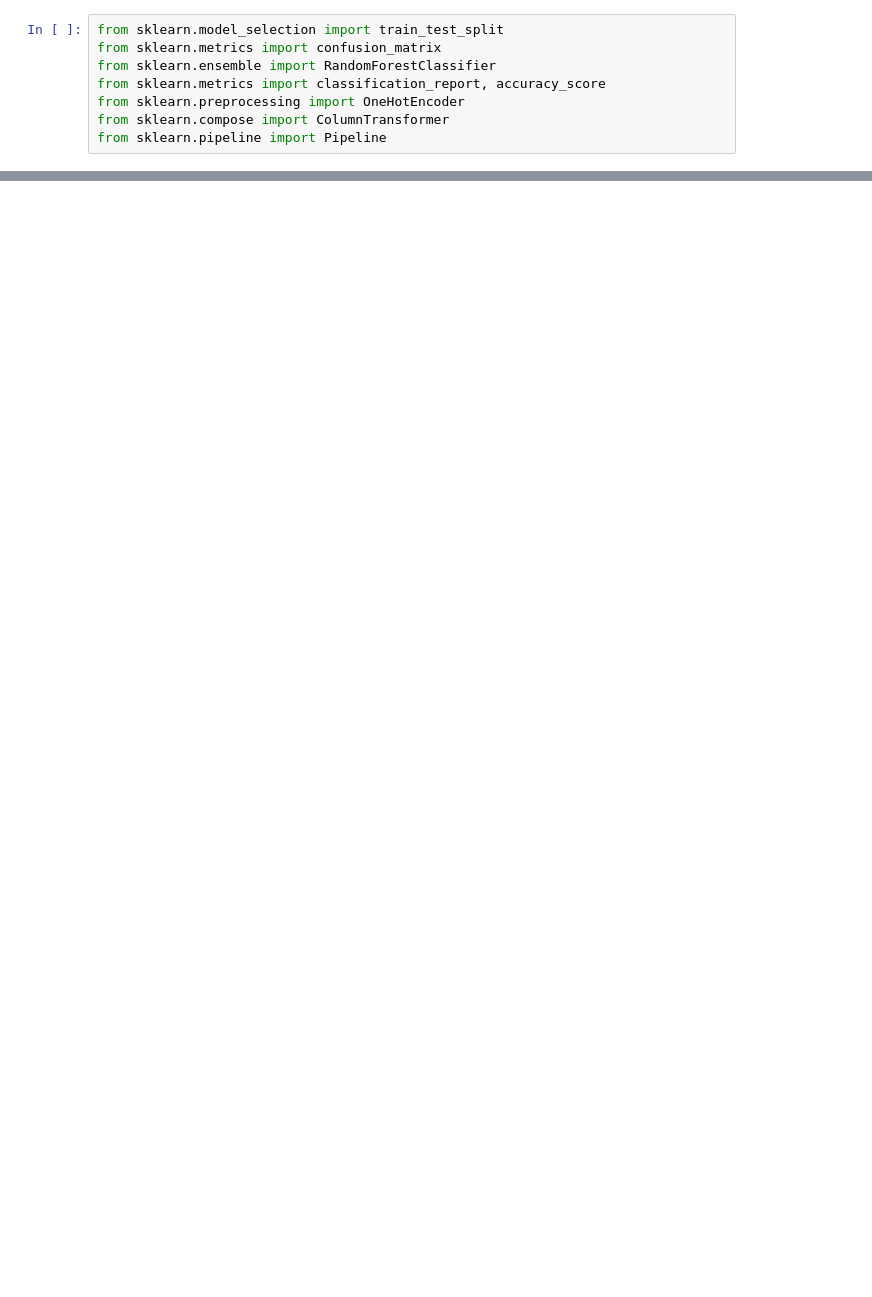
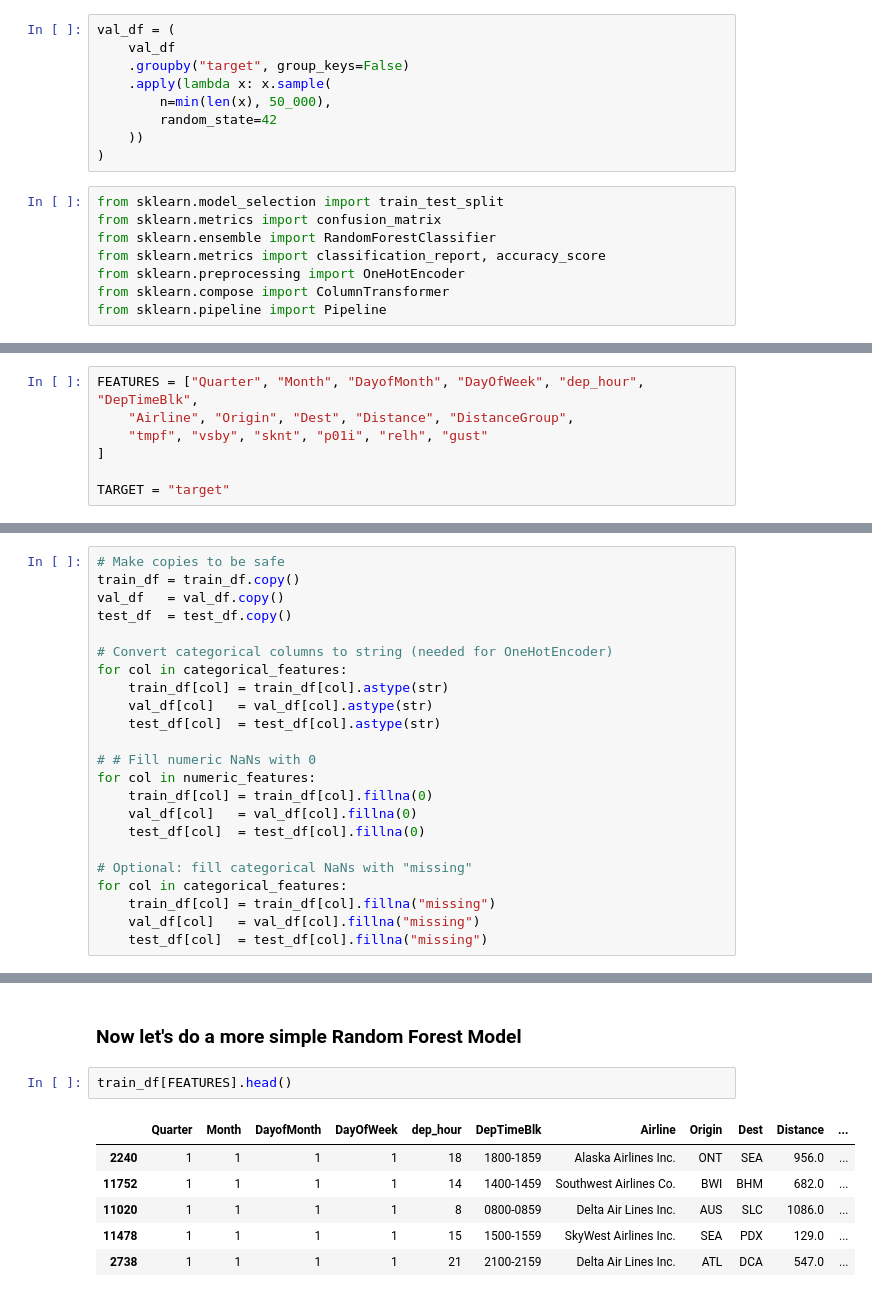
Before and after one commit to arv020/DSC288R_DataScienceCapstone, a Jupyter notebook: notebooks/models/1_baseline_models.ipynb, the cells around one changed output, grey strips where cells are left out. Drawn from its saved outputs; the diff is of its cells as text; blank space fills up the shorter version.

```diff
--- a/notebooks/models/1_baseline_models.ipynb
+++ b/notebooks/models/1_baseline_models.ipynb
@@ -84,3 +278,12 @@ Features based off of EDA:
+# %%
+val_df = (
+    val_df
+    .groupby("target", group_keys=False)
+    .apply(lambda x: x.sample(
+        n=min(len(x), 50_000),
+        random_state=42
+    ))
+)
 # %%
 from sklearn.model_selection import train_test_split
 from sklearn.metrics import confusion_matrix
@@ -209,0 +306,7 @@ ModuleNotFoundError: No module named 'lightgbm'
+# %%
+FEATURES = ["Quarter", "Month", "DayofMonth", "DayOfWeek", "dep_hour", "DepTimeBlk",
+    "Airline", "Origin", "Dest", "Distance", "DistanceGroup",
+    "tmpf", "vsby", "sknt", "p01i", "relh", "gust"
+]
+
+TARGET = "target"
@@ -209,0 +349,23 @@ ModuleNotFoundError: No module named 'lightgbm'
+# %%
+# Make copies to be safe
+train_df = train_df.copy()
+val_df   = val_df.copy()
+test_df  = test_df.copy()
+
+# Convert categorical columns to string (needed for OneHotEncoder)
+for col in categorical_features:
+    train_df[col] = train_df[col].astype(str)
+    val_df[col]   = val_df[col].astype(str)
+    test_df[col]  = test_df[col].astype(str)
+
+# # Fill numeric NaNs with 0
+for col in numeric_features:
+    train_df[col] = train_df[col].fillna(0)
+    val_df[col]   = val_df[col].fillna(0)
+    test_df[col]  = test_df[col].fillna(0)
+
+# Optional: fill categorical NaNs with "missing"
+for col in categorical_features:
+    train_df[col] = train_df[col].fillna("missing")
+    val_df[col]   = val_df[col].fillna("missing")
+    test_df[col]  = test_df[col].fillna("missing")
@@ -209,0 +557,11 @@ ModuleNotFoundError: No module named 'lightgbm'
+# %% [markdown]
+### Now let's do a more simple Random Forest Model
+# %%
+train_df[FEATURES].head()
+# %% [output]
+|  | Quarter | Month | DayofMonth | DayOfWeek | dep_hour | DepTimeBlk | Airline | Origin | Dest | Distance | ... |
+| 2240 | 1 | 1 | 1 | 1 | 18 | 1800-1859 | Alaska Airlines Inc. | ONT | SEA | 956.0 | ... |
+| 11752 | 1 | 1 | 1 | 1 | 14 | 1400-1459 | Southwest Airlines Co. | BWI | BHM | 682.0 | ... |
+| 11020 | 1 | 1 | 1 | 1 | 8 | 0800-0859 | Delta Air Lines Inc. | AUS | SLC | 1086.0 | ... |
+| 11478 | 1 | 1 | 1 | 1 | 15 | 1500-1559 | SkyWest Airlines Inc. | SEA | PDX | 129.0 | ... |
+| 2738 | 1 | 1 | 1 | 1 | 21 | 2100-2159 | Delta Air Lines Inc. | ATL | DCA | 547.0 | ... |
```
Also changed, not shown: parts of 47 cells of this notebook, 2 other files.
